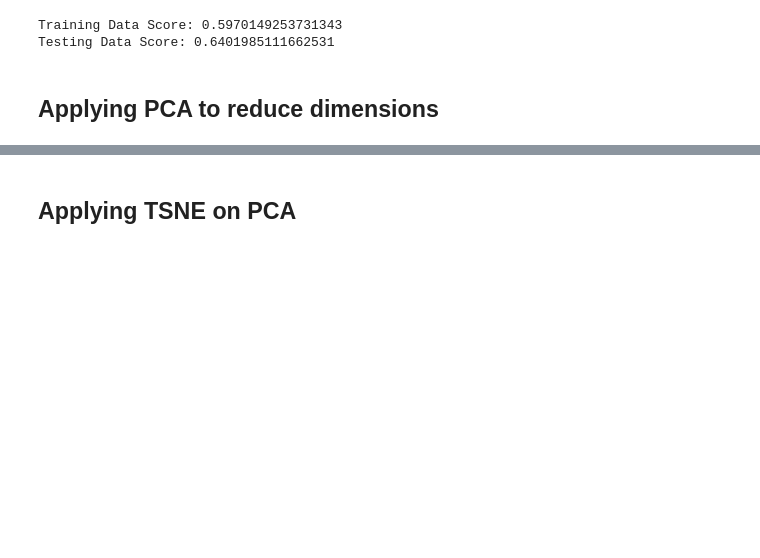
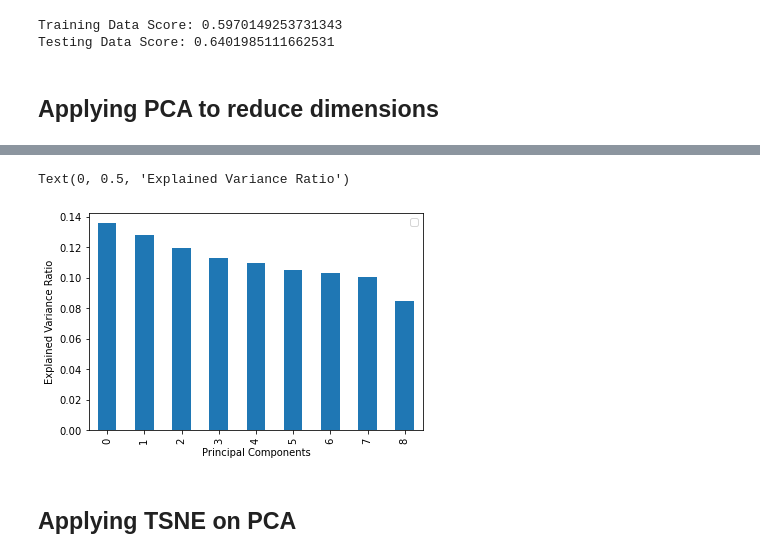
Before and after one commit to Ryan-Malin/Water, a Jupyter notebook: Soni Folder/water_potability1.ipynb, the cells around one changed output, grey strips where cells are left out. Saved outputs shown, nothing was run; the diff lists cells and outputs as text; code cells hidden in the pictures; blank space fills up the shorter version.

```diff
--- a/Soni Folder/water_potability1.ipynb
+++ b/Soni Folder/water_potability1.ipynb
@@ -176,3 +165,11 @@ pca_df.head()
+# %%
+pd.DataFrame(pca.explained_variance_ratio_).plot.bar()
+plt.legend('')
+plt.xlabel('Principal Components')
+plt.ylabel('Explained Variance Ratio')
+# %% [output]
+Text(0, 0.5, 'Explained Variance Ratio')
+[figure, added]
 # %% [markdown]
 ## Applying TSNE on PCA
 # %%
```
Also changed, not shown: parts of 16 cells of this notebook.
